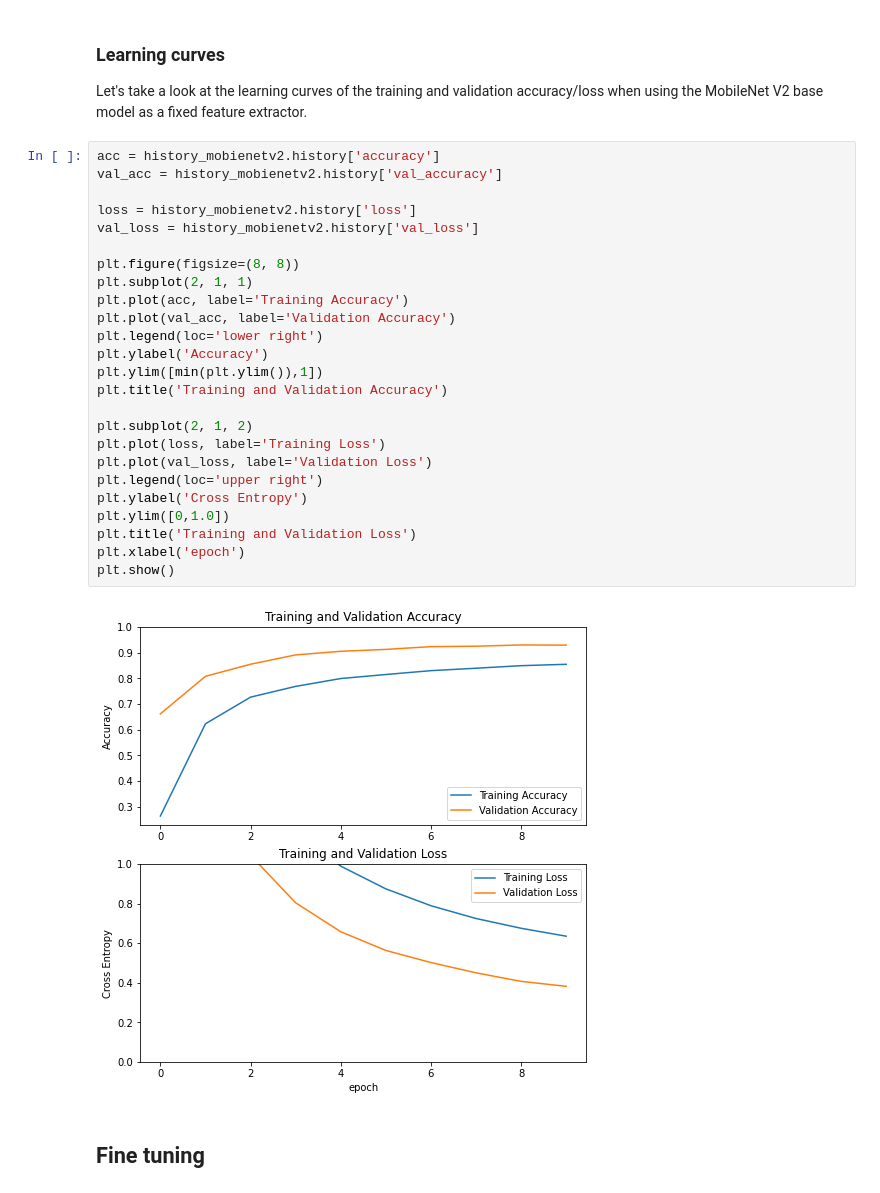
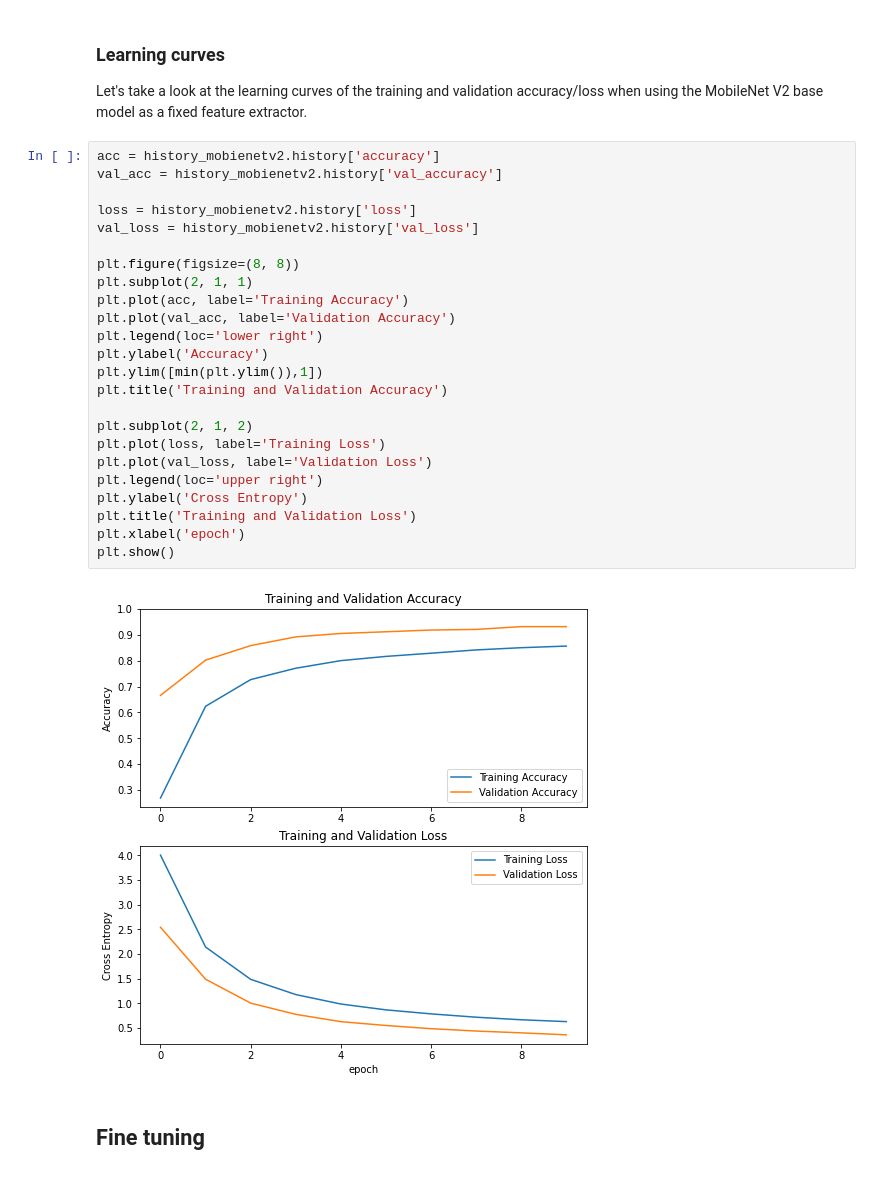
Before and after one commit to HungTranqm11/bird-classification, a Jupyter notebook: Bird_Classification_using_tranfer_learning.ipynb, the cells around one changed output. Saved outputs shown, nothing was run; the diff lists cells and outputs as text.

```diff
--- a/Bird_Classification_using_tranfer_learning.ipynb
+++ b/Bird_Classification_using_tranfer_learning.ipynb
@@ -599,30 +453,29 @@ Let's take a look at the learning curves of the training and validation accuracy
 # %%
 acc = history_mobienetv2.history['accuracy']
 val_acc = history_mobienetv2.history['val_accuracy']
 
 loss = history_mobienetv2.history['loss']
 val_loss = history_mobienetv2.history['val_loss']
 
 plt.figure(figsize=(8, 8))
 plt.subplot(2, 1, 1)
 plt.plot(acc, label='Training Accuracy')
 plt.plot(val_acc, label='Validation Accuracy')
 plt.legend(loc='lower right')
 plt.ylabel('Accuracy')
 plt.ylim([min(plt.ylim()),1])
 plt.title('Training and Validation Accuracy')
 
 plt.subplot(2, 1, 2)
 plt.plot(loss, label='Training Loss')
 plt.plot(val_loss, label='Validation Loss')
 plt.legend(loc='upper right')
 plt.ylabel('Cross Entropy')
-plt.ylim([0,1.0])
 plt.title('Training and Validation Loss')
 plt.xlabel('epoch')
 plt.show()
 # %% [output]
-[figure, old version]
+[figure, new version]
 # %% [markdown]
 ## Fine tuning
 # %%
```
Also changed, not shown: parts of 34 cells of this notebook.
